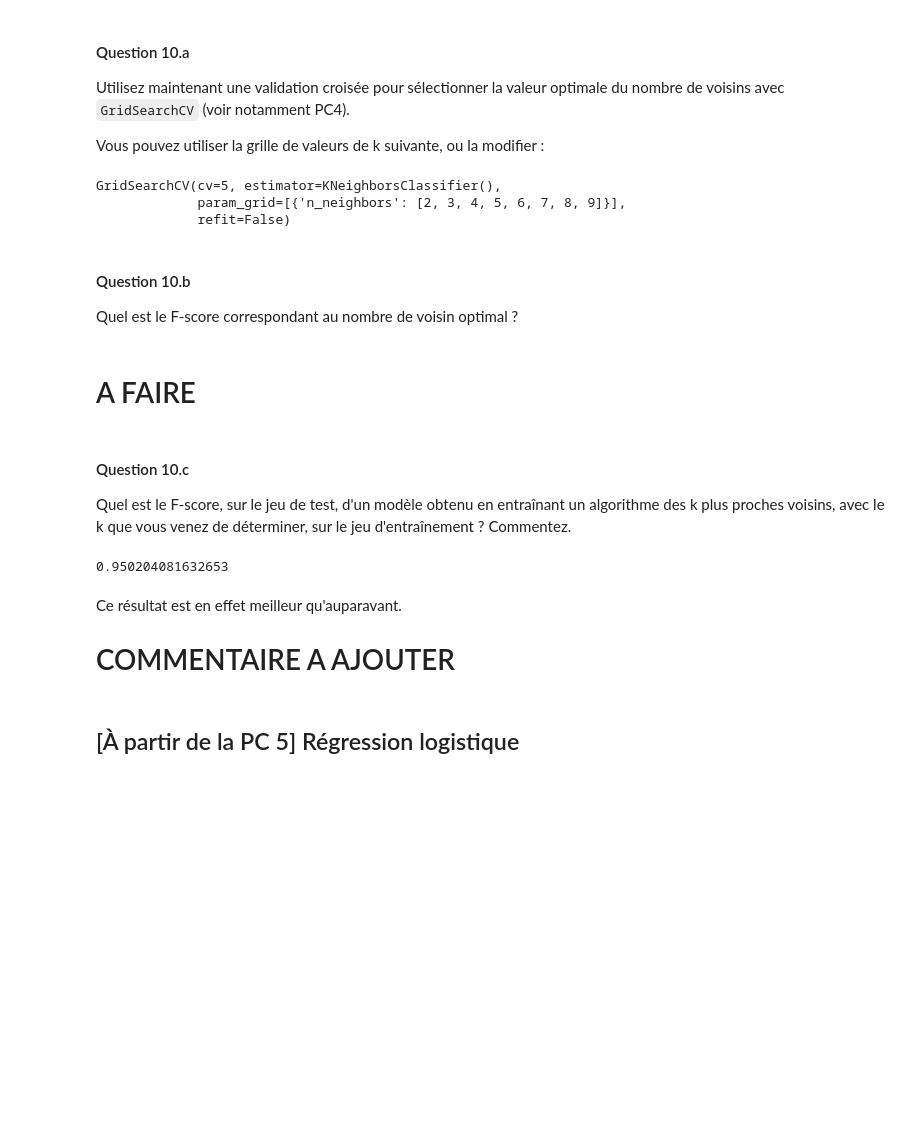
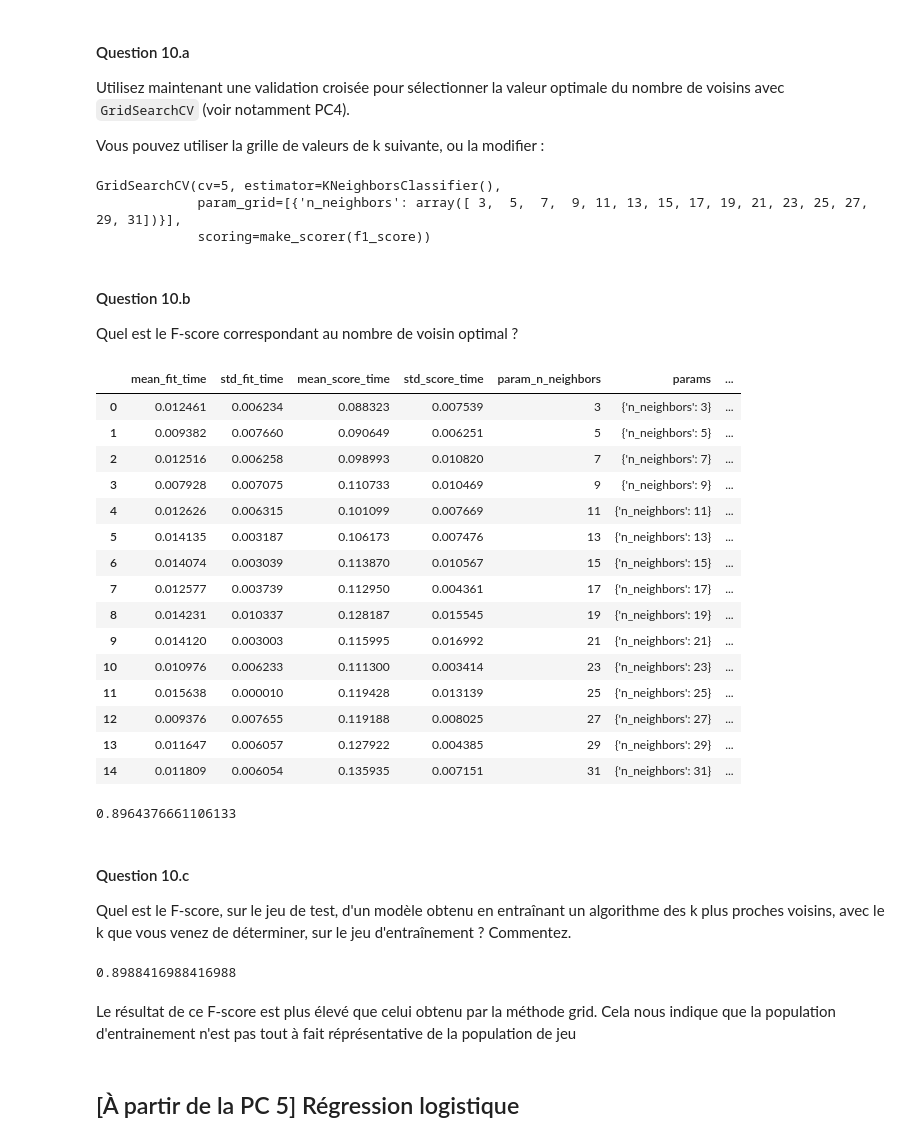
Before and after one commit to vermeerb/Projet_Data, a Jupyter notebook: Projet.ipynb, the cells around one changed output. Saved outputs shown, nothing was run; the diff lists cells and outputs as text; code cells hidden in the pictures; blank space fills up the shorter version.

```diff
--- a/Projet.ipynb
+++ b/Projet.ipynb
@@ -216,8 +198,8 @@ X_train.shape, X_test.shape
 
 Entrainez de nouveau un modèle avec l'algorithme des 5 plus proches voisins, mais cette fois, utilisez uniquement le jeu d'entraînement. __Attention__ à bien « entraîner » votre pre-processing sur le jeu d'entraînement seulement ; considérez le jeu de test comme des données que vous ne voyez pas au moment de l'entraînement.
 # %%
-neigh2 = neighbors.KNeighborsClassifier(n_neighbors=5)
-neigh2.fit(X_train,y_train)
+predictor_neigh_sep = neighbors.KNeighborsClassifier(n_neighbors=5)
+predictor_neigh_sep.fit(X_train,y_train)
 # %% [output]
 KNeighborsClassifier()
 # %% [markdown]
@@ -235,0 +220,5 @@ Il est du même ordre que celui obtenu auparavant, mais il est plus 'significati
+# %%
+predictor_neigh_sep_Q9 = neighbors.KNeighborsClassifier(n_neighbors=1)
+predictor_neigh_sep_Q9.fit(X_train,y_train)
+y_pred_5NN_Q9 = predictor_neigh_sep_Q9.predict(X_test)
+metrics.f1_score(y_test, y_pred_5NN_Q9)
@@ -240,40 +233,61 @@ Il est du même ordre que celui obtenu auparavant, mais il est plus 'significati
 Utilisez maintenant une validation croisée pour sélectionner la valeur optimale du nombre de voisins avec `GridSearchCV` (voir notamment PC4).
 
 Vous pouvez utiliser la grille de valeurs de k suivante, ou la modifier :
+# %%
+k_values = np.arange(3,32, step=2)
 # %%
 from sklearn.model_selection import GridSearchCV
-neigh3 = neighbors.KNeighborsClassifier(n_neighbors=5)
-k_val = [i for i in range(2,10)]
+
+predictor_neigh_grid = neighbors.KNeighborsClassifier()
 
 # define gridsearch
-tuned_parameters = [{'n_neighbors': k_val}]
+tuned_parameters = [{'n_neighbors': k_values}]
 nb_folds = 5
-grid = GridSearchCV(neigh3, tuned_parameters, cv=nb_folds, refit=False)
+grid = GridSearchCV(predictor_neigh_grid, tuned_parameters, cv=nb_folds, refit=True, scoring=metrics.make_scorer(metrics.f1_score))
 grid.fit(X_train, y_train)
 # %% [output]
 GridSearchCV(cv=5, estimator=KNeighborsClassifier(),
-             param_grid=[{'n_neighbors': [2, 3, 4, 5, 6, 7, 8, 9]}],
-             refit=False)
+             param_grid=[{'n_neighbors': array([ 3,  5,  7,  9, 11, 13, 15, 17, 19, 21, 23, 25, 27, 29, 31])}],
+             scoring=make_scorer(f1_score))
 # %% [markdown]
 #### Question 10.b
 Quel est le F-score correspondant au nombre de voisin optimal ?
-# %% [markdown]
-# A FAIRE
+# %%
+pd.DataFrame(grid.cv_results_)
+# %% [output]
+|  | mean_fit_time | std_fit_time | mean_score_time | std_score_time | param_n_neighbors | params | ... |
+| 0 | 0.012461 | 0.006234 | 0.088323 | 0.007539 | 3 | {'n_neighbors': 3} | ... |
+| 1 | 0.009382 | 0.007660 | 0.090649 | 0.006251 | 5 | {'n_neighbors': 5} | ... |
+| 2 | 0.012516 | 0.006258 | 0.098993 | 0.010820 | 7 | {'n_neighbors': 7} | ... |
+| 3 | 0.007928 | 0.007075 | 0.110733 | 0.010469 | 9 | {'n_neighbors': 9} | ... |
+| 4 | 0.012626 | 0.006315 | 0.101099 | 0.007669 | 11 | {'n_neighbors': 11} | ... |
+| 5 | 0.014135 | 0.003187 | 0.106173 | 0.007476 | 13 | {'n_neighbors': 13} | ... |
+| 6 | 0.014074 | 0.003039 | 0.113870 | 0.010567 | 15 | {'n_neighbors': 15} | ... |
+| 7 | 0.012577 | 0.003739 | 0.112950 | 0.004361 | 17 | {'n_neighbors': 17} | ... |
+| 8 | 0.014231 | 0.010337 | 0.128187 | 0.015545 | 19 | {'n_neighbors': 19} | ... |
+| 9 | 0.014120 | 0.003003 | 0.115995 | 0.016992 | 21 | {'n_neighbors': 21} | ... |
+| 10 | 0.010976 | 0.006233 | 0.111300 | 0.003414 | 23 | {'n_neighbors': 23} | ... |
+| 11 | 0.015638 | 0.000010 | 0.119428 | 0.013139 | 25 | {'n_neighbors': 25} | ... |
+| 12 | 0.009376 | 0.007655 | 0.119188 | 0.008025 | 27 | {'n_neighbors': 27} | ... |
+| 13 | 0.011647 | 0.006057 | 0.127922 | 0.004385 | 29 | {'n_neighbors': 29} | ... |
+| 14 | 0.011809 | 0.006054 | 0.135935 | 0.007151 | 31 | {'n_neighbors': 31} | ... |
+# %%
+grid.best_score_
+# %% [output]
+0.8964376661106133
 # %% [markdown]
 #### Question 10.c
 
 Quel est le F-score, sur le jeu de test, d'un modèle obtenu en entraînant un algorithme des k plus proches voisins, avec le k que vous venez de déterminer, sur le jeu d'entraînement ? Commentez.
 # %%
-neigh4 = neighbors.KNeighborsClassifier(n_neighbors=2)
-neigh4.fit(X_train,y_train)
-y_pred = neigh4.predict(X_test)
+predictor_neigh_best = neighbors.KNeighborsClassifier(n_neighbors=3)
+predictor_neigh_best.fit(X_train,y_train)
+y_pred = predictor_neigh_best.predict(X_test)
 metrics.f1_score(y_pred,y_test)
 # %% [output]
-0.950204081632653
+0.8988416988416988
-# %% [markdown]
-Ce résultat est en effet meilleur qu'auparavant.
-
-# COMMENTAIRE A AJOUTER
+# %% [markdown]
+Le résultat de ce F-score est plus élevé que celui obtenu par la méthode grid. Cela nous indique que la population d'entrainement n'est pas tout à fait réprésentative de la population de jeu
 # %% [markdown]
 ## [À partir de la PC 5] Régression logistique
 # %% [markdown]
```
Also changed, not shown: parts of 14 cells of this notebook.
